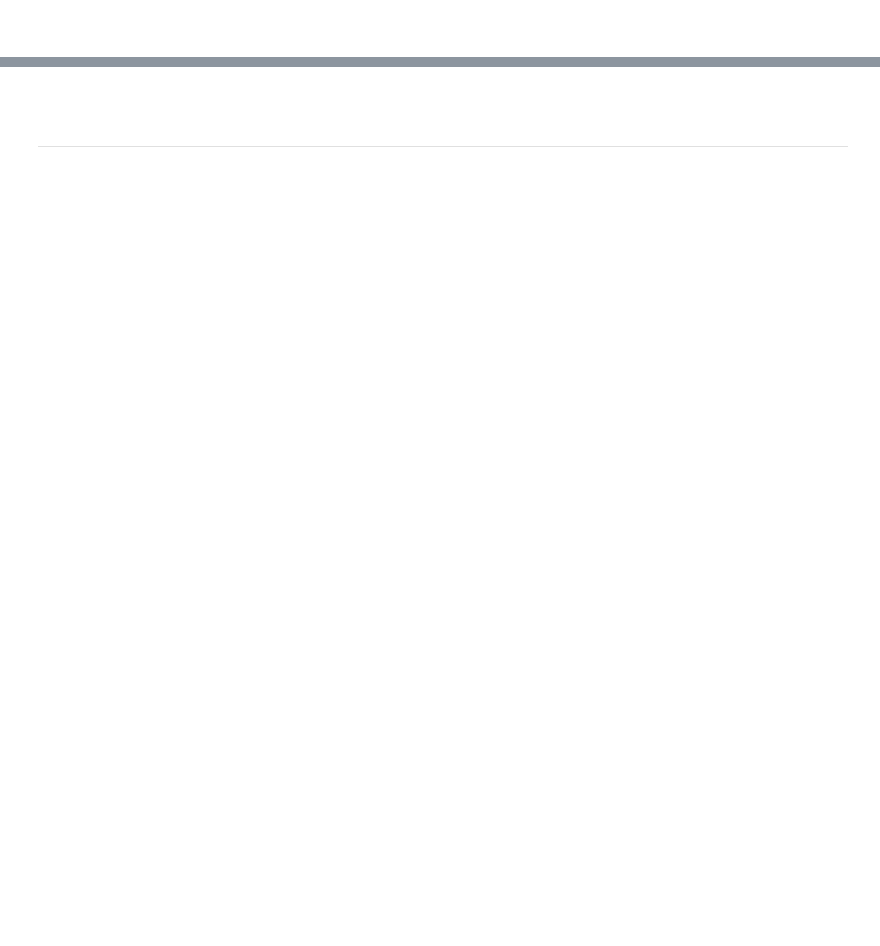
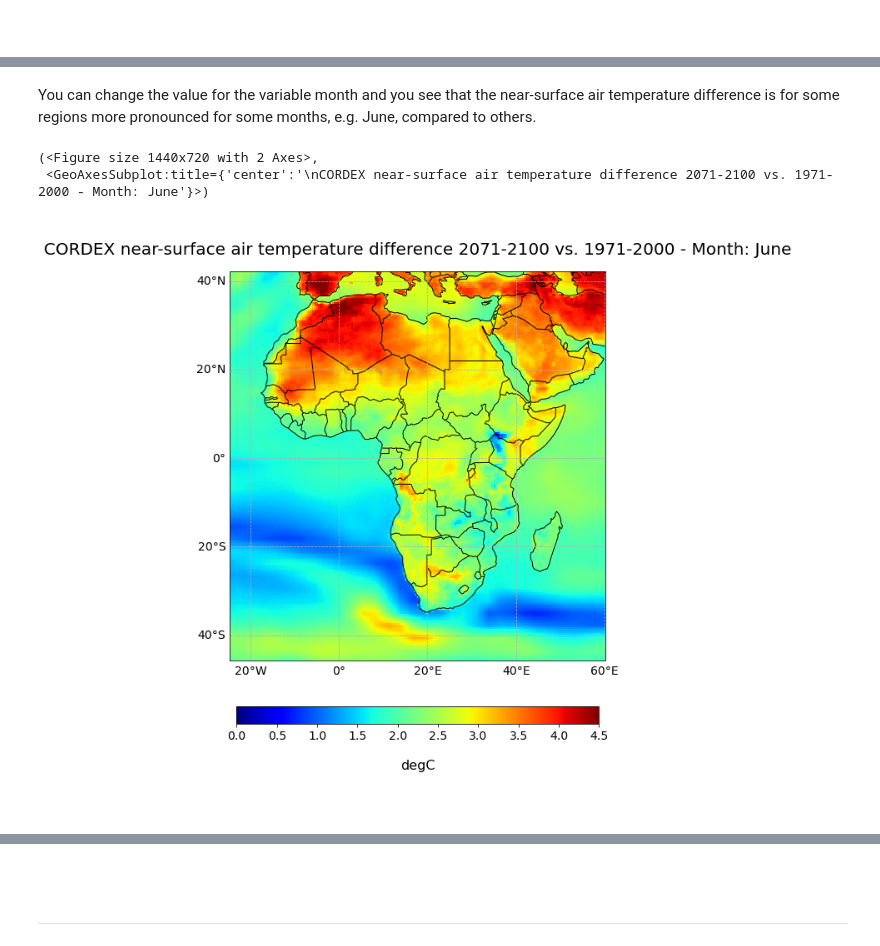
Before and after one commit to ecmwf-projects/copernicus-training, a Jupyter notebook: 132_c3s_cordex_regional_climate_projections.ipynb, the cells around one changed output, grey strips where cells are left out. Saved outputs shown, nothing was run; the diff lists cells and outputs as text; code cells hidden in the pictures; blank space fills up the shorter version.

Commit message:
Climate projections and CAMS

```diff
--- a/132_c3s_cordex_regional_climate_projections.ipynb
+++ b/132_c3s_cordex_regional_climate_projections.ipynb
@@ -437,0 +737,24 @@ visualize_pcolormesh(data_array = diff[5,:,:],
+# %% [markdown]
+You can change the value for the variable month and you see that the near-surface air temperature difference is for some regions more pronounced for some months, e.g. June, compared to others.
+# %%
+month=5
+visualize_pcolormesh(data_array = tas_difference_climatology[month,:,:],
+                     longitude = tas_difference_climatology.rlon,
+                     latitude = tas_difference_climatology.rlat,
+                     projection = ccrs.PlateCarree(),
+                     color_scale = 'jet',
+                     unit = '\ndegC',
+                     long_name = '\nCORDEX near-surface air temperature difference 2071-2100 vs. 1971-2000 - Month: June',
+                     vmin = 0,
+                     vmax = 4.5,
+                     set_global = False,
+                     lonmin = tas_difference_climatology.rlon.min(),
+                     lonmax = tas_difference_climatology.rlon.max(),
+                     latmin = tas_difference_climatology.rlat.min(),
+                     latmax = tas_difference_climatology.rlat.max())
+# %% [output]
+(<Figure size 1440x720 with 2 Axes>,
+ <GeoAxesSubplot:title={'center':'\nCORDEX near-surface air temperature difference 2071-2100 vs. 1971-2000 - Month: June'}>)
+[figure, added]
+# %% [markdown]
+<br>
```
Also changed, not shown: parts of 35 cells of this notebook, 8 other files.
